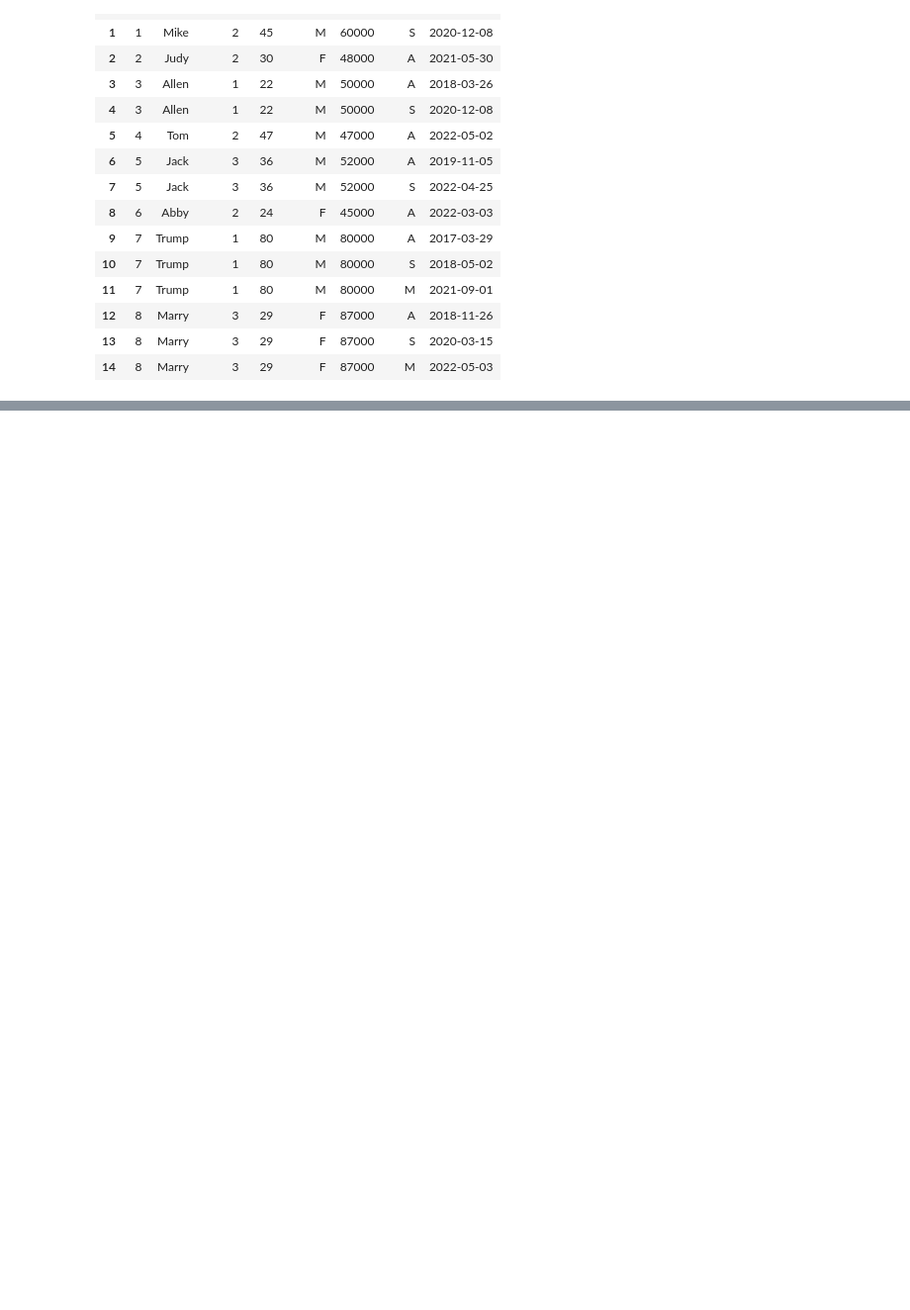
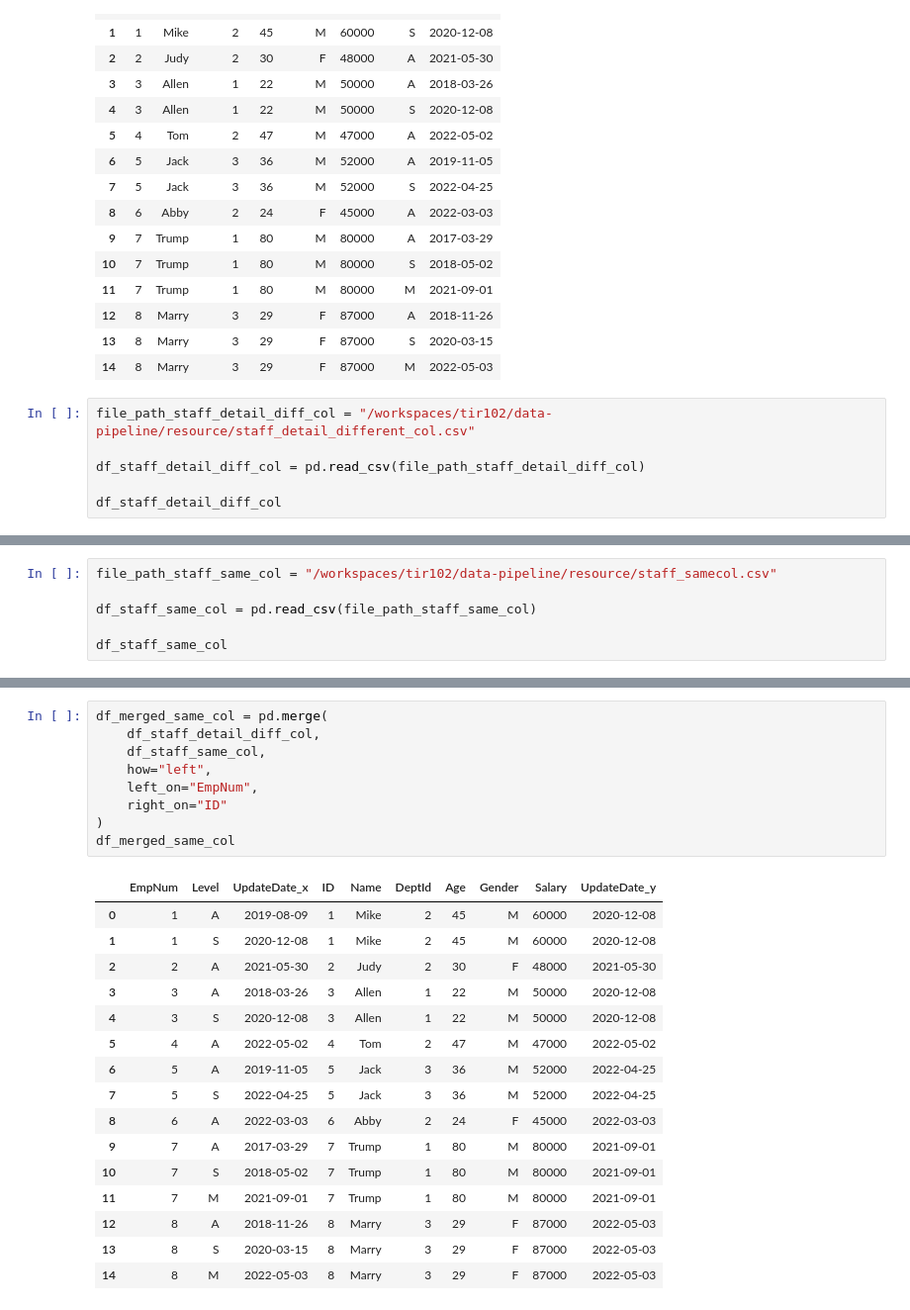
Before and after one commit to uuboyscy/tir102, a Jupyter notebook: data-pipeline/src/pandas_practice/p_pandas_merge_table.ipynb, the cells around one changed output, grey strips where cells are left out. Shown at 99% size. Cells and saved outputs as stored; diff of their text form; blank space fills up the shorter version.

Commit message:
pandas merge

```diff
--- a/data-pipeline/src/pandas_practice/p_pandas_merge_table.ipynb
+++ b/data-pipeline/src/pandas_practice/p_pandas_merge_table.ipynb
@@ -56,3 +56,9 @@ pd.merge(df_staff, df_staff_detail)
 | 12 | 8 | Marry | 3 | 29 | F | 87000 | A | 2018-11-26 |
 | 13 | 8 | Marry | 3 | 29 | F | 87000 | S | 2020-03-15 |
 | 14 | 8 | Marry | 3 | 29 | F | 87000 | M | 2022-05-03 |
+# %%
+file_path_staff_detail_diff_col = "/workspaces/tir102/data-pipeline/resource/staff_detail_different_col.csv"
+
+df_staff_detail_diff_col = pd.read_csv(file_path_staff_detail_diff_col)
+
+df_staff_detail_diff_col
@@ -58,0 +108,6 @@ pd.merge(df_staff, df_staff_detail)
+# %%
+file_path_staff_same_col = "/workspaces/tir102/data-pipeline/resource/staff_samecol.csv"
+
+df_staff_same_col = pd.read_csv(file_path_staff_same_col)
+
+df_staff_same_col
@@ -58,0 +124,26 @@ pd.merge(df_staff, df_staff_detail)
+# %%
+df_merged_same_col = pd.merge(
+    df_staff_detail_diff_col,
+    df_staff_same_col,
+    how="left",
+    left_on="EmpNum",
+    right_on="ID"
+)
+df_merged_same_col
+# %% [output]
+|  | EmpNum | Level | UpdateDate_x | ID | Name | DeptId | Age | Gender | Salary | UpdateDate_y |
+| 0 | 1 | A | 2019-08-09 | 1 | Mike | 2 | 45 | M | 60000 | 2020-12-08 |
+| 1 | 1 | S | 2020-12-08 | 1 | Mike | 2 | 45 | M | 60000 | 2020-12-08 |
+| 2 | 2 | A | 2021-05-30 | 2 | Judy | 2 | 30 | F | 48000 | 2021-05-30 |
+| 3 | 3 | A | 2018-03-26 | 3 | Allen | 1 | 22 | M | 50000 | 2020-12-08 |
+| 4 | 3 | S | 2020-12-08 | 3 | Allen | 1 | 22 | M | 50000 | 2020-12-08 |
+| 5 | 4 | A | 2022-05-02 | 4 | Tom | 2 | 47 | M | 47000 | 2022-05-02 |
+| 6 | 5 | A | 2019-11-05 | 5 | Jack | 3 | 36 | M | 52000 | 2022-04-25 |
+| 7 | 5 | S | 2022-04-25 | 5 | Jack | 3 | 36 | M | 52000 | 2022-04-25 |
+| 8 | 6 | A | 2022-03-03 | 6 | Abby | 2 | 24 | F | 45000 | 2022-03-03 |
+| 9 | 7 | A | 2017-03-29 | 7 | Trump | 1 | 80 | M | 80000 | 2021-09-01 |
+| 10 | 7 | S | 2018-05-02 | 7 | Trump | 1 | 80 | M | 80000 | 2021-09-01 |
+| 11 | 7 | M | 2021-09-01 | 7 | Trump | 1 | 80 | M | 80000 | 2021-09-01 |
+| 12 | 8 | A | 2018-11-26 | 8 | Marry | 3 | 29 | F | 87000 | 2022-05-03 |
+| 13 | 8 | S | 2020-03-15 | 8 | Marry | 3 | 29 | F | 87000 | 2022-05-03 |
+| 14 | 8 | M | 2022-05-03 | 8 | Marry | 3 | 29 | F | 87000 | 2022-05-03 |
```
Also changed, not shown: parts of 4 cells of this notebook.
